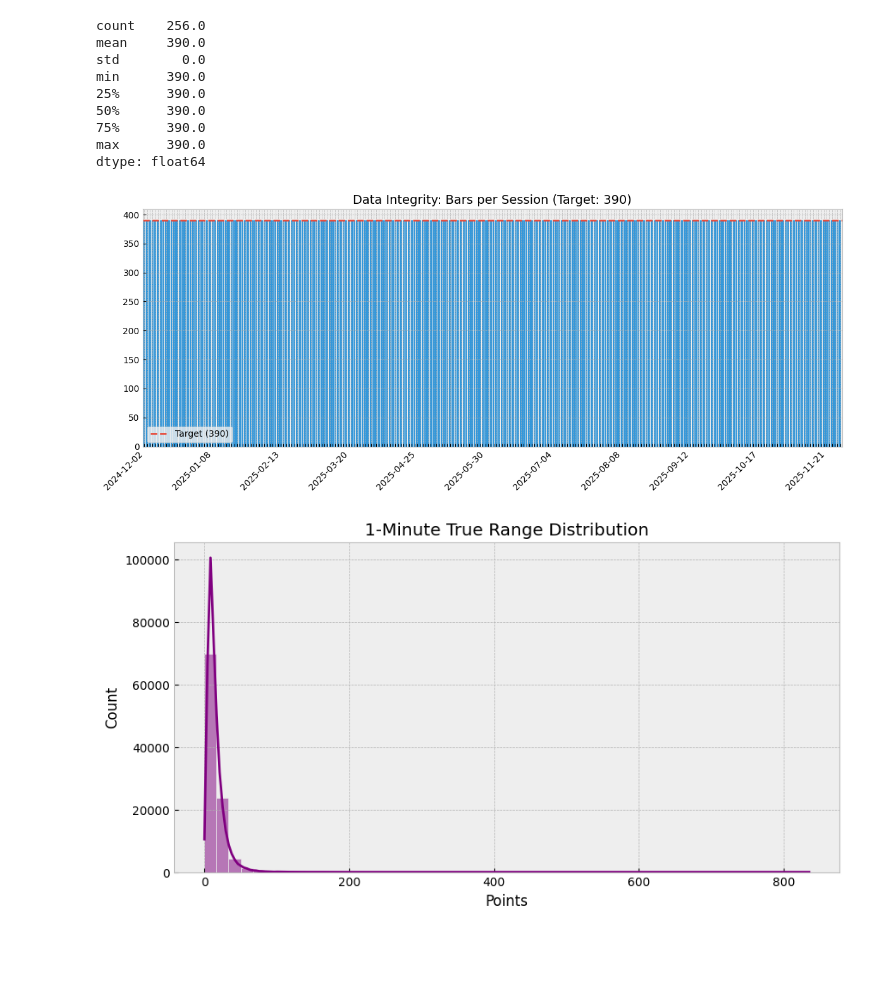
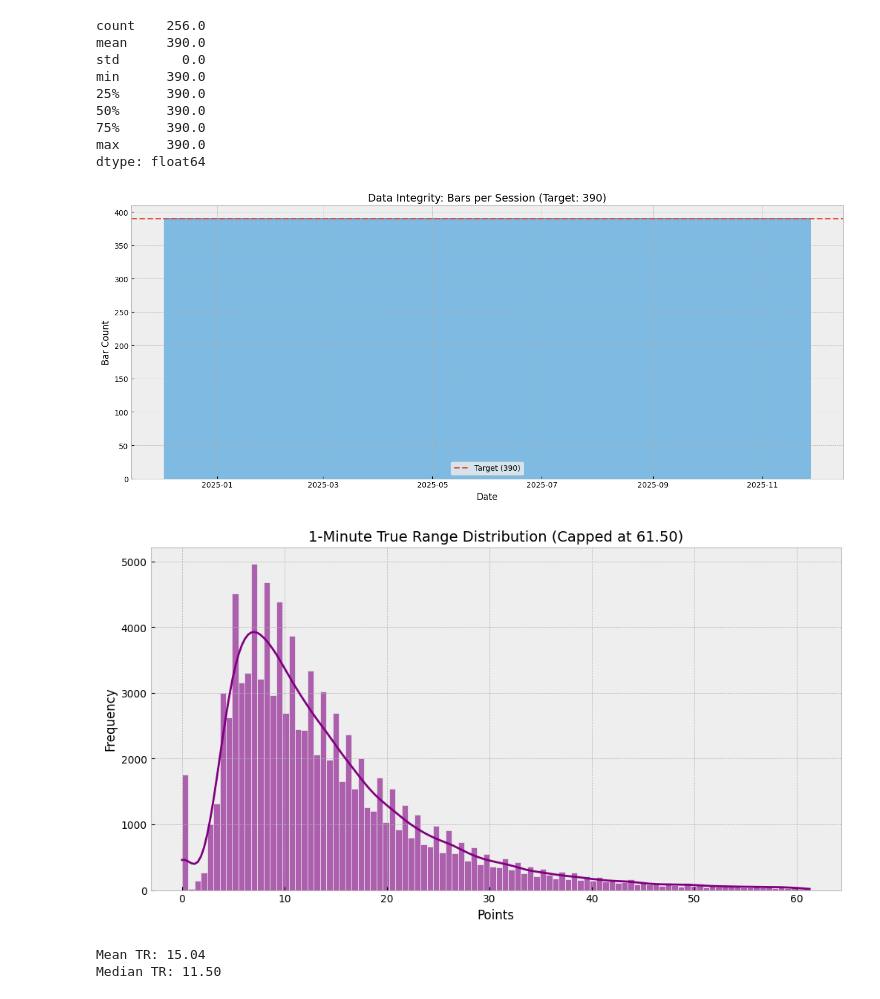
Before and after one commit to sukesan7/meridian, a Jupyter notebook: notebooks/01_data_research/market_microstructure.ipynb, the cells around one changed output. Saved outputs shown, nothing was run; the diff lists cells and outputs as text; code cells hidden in the pictures; blank space fills up the shorter version.

```diff
--- a/notebooks/01_data_research/market_microstructure.ipynb
+++ b/notebooks/01_data_research/market_microstructure.ipynb
@@ -50,40 +44,33 @@ Loaded 99840 rows.
 # %%
-# 1. Session Density Check
-# We expect ~390 bars per RTH session (09:30 - 16:00)
+# 2. Session Density Validation
 if not df.empty:
     counts = df.groupby(df.index.date).size()
     print(counts.describe())
 
-    fig, ax = plt.subplots(figsize=(12, 5))
-    counts.plot(kind="bar", color="#3498db", ax=ax, width=0.8)
+    fig, ax = plt.subplots(figsize=(14, 6))
+    counts.plot(kind="area", color="#3498db", alpha=0.6, ax=ax)
 
     ax.set_title("Data Integrity: Bars per Session (Target: 390)", fontsize=14)
     ax.axhline(390, color="#e74c3c", linestyle="--", linewidth=2, label="Target (390)")
+    ax.set_ylabel("Bar Count")
+    ax.set_xlabel("Date")
+    ax.legend()
 
-    # Fix X-Axis clutter
-    # Only show every Nth label to prevent overlap
-    n = max(len(counts) // 10, 1)
-    for index, label in enumerate(ax.get_xticklabels()):
-        if index % n != 0:
-            label.set_visible(False)
-
-    plt.xticks(rotation=45, ha="right")
-    plt.legend()
     plt.tight_layout()
     plt.show()
 # %% [output]
 count    256.0
 mean     390.0
 std        0.0
 min      390.0
 25%      390.0
 50%      390.0
 75%      390.0
 max      390.0
 dtype: float64
-[figure, old version]
+[figure, new version]
 # %%
-# 2. Volatility Analysis (True Range)
+# 3. Volatility Regime Analysis (1-Minute True Range)
 if not df.empty:
     high = df["high"]
     low = df["low"]
@@ -95,10 +82,20 @@ if not df.empty:
     tr3 = (low - prev_close).abs()
     true_range = pd.concat([tr1, tr2, tr3], axis=1).max(axis=1)
 
-    plt.figure(figsize=(10, 5))
-    sns.histplot(true_range, kde=True, bins=50, color="purple")
-    plt.title("1-Minute True Range Distribution")
+    # Filter outliers (99th percentile) for visualization
+    cap = true_range.quantile(0.99)
+    filtered_tr = true_range[true_range < cap]
+
+    plt.figure(figsize=(12, 6))
+    sns.histplot(filtered_tr, kde=True, bins=100, color="purple", alpha=0.6)
+    plt.title(f"1-Minute True Range Distribution (Capped at {cap:.2f})", fontsize=14)
     plt.xlabel("Points")
+    plt.ylabel("Frequency")
     plt.show()
+
+    print(f"Mean TR: {true_range.mean():.2f}")
+    print(f"Median TR: {true_range.median():.2f}")
 # %% [output]
-[figure, old version]
+[figure, new version]
+Mean TR: 15.04
+Median TR: 11.50
```
Also changed, not shown: parts of 2 cells of this notebook, 25 other files.
